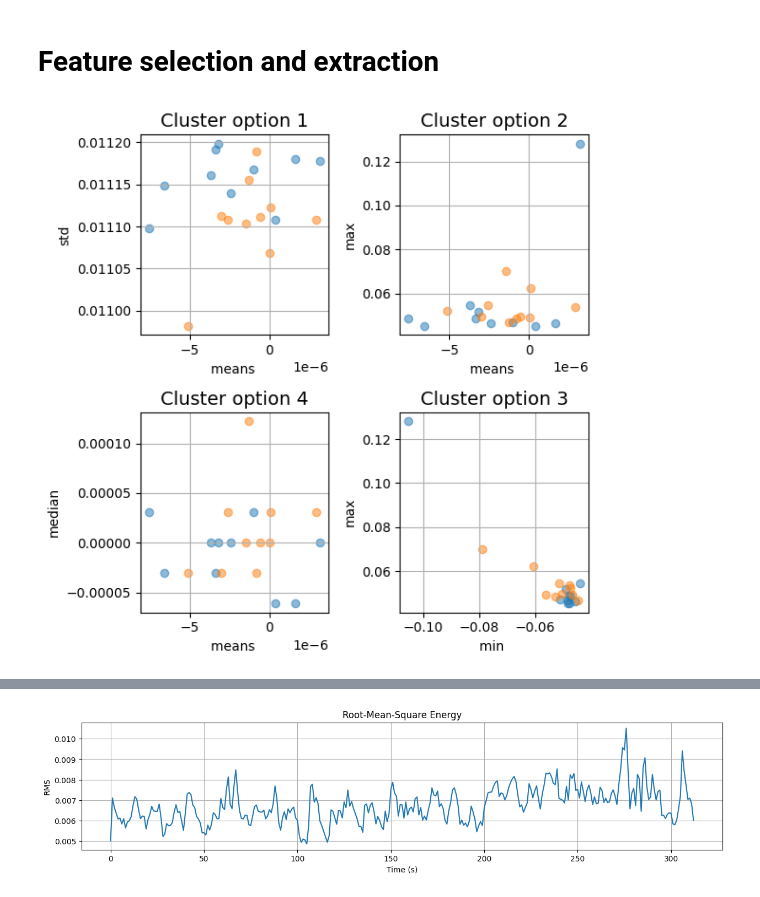
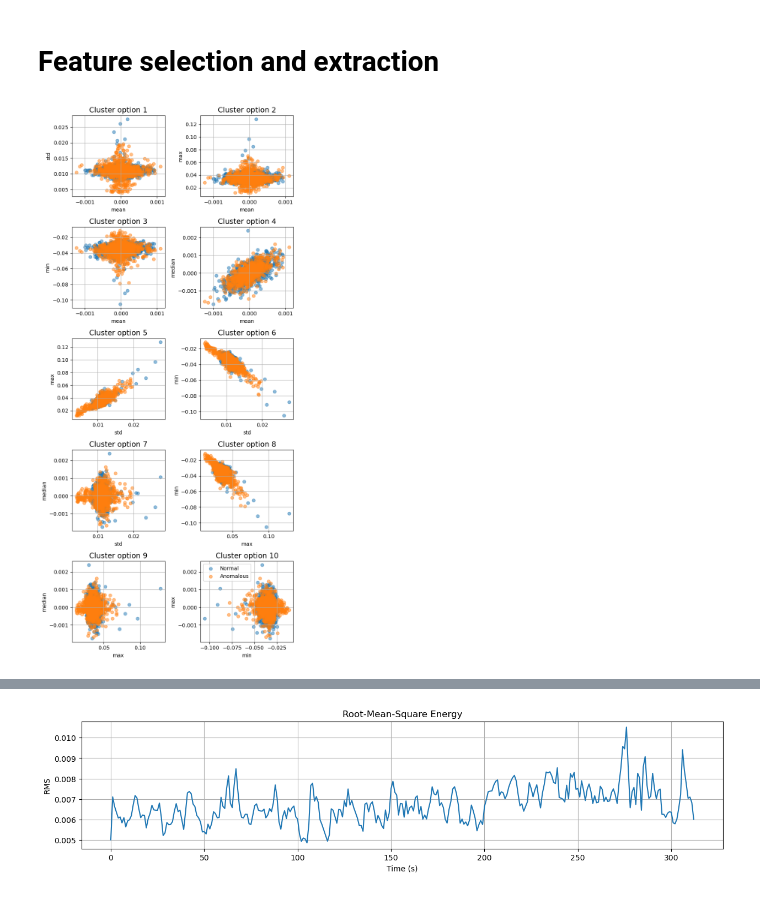
Before and after one commit to FlyingFish760/5ARIP10, a Jupyter notebook: Main_file.ipynb, the cells around one changed output, grey strips where cells are left out. Saved outputs shown, nothing was run; the diff lists cells and outputs as text; code cells hidden in the pictures.

Commit message:
try all scatterplots

```diff
--- a/Main_file.ipynb
+++ b/Main_file.ipynb
@@ -33,14 +33,14 @@ norm_data = []
 for i in os.listdir(dir_test):
     if 'anomaly' in i and 'section_00' in i and 'volt_1.0' in i:
         anom_files.append(i)
-        data, samplerate = librosa.load(dir_test + '\\' + i,sr=16000)
+        data, samplerate = librosa.load(dir_test + '/' + i,sr=16000)
         # samplerate, data = wavfile.read(dir_test + '\\' + i)
         anom_sr.append(samplerate)
         anom_data.append(data)
 
     if 'normal' in i and 'section_00' in i and 'volt_1.0' in i:
         norm_files.append(i)
-        data, samplerate = librosa.load(dir_test + '\\' + i,sr=16000)
+        data, samplerate = librosa.load(dir_test + '/' + i,sr=16000)
         # samplerate, data = wavfile.read(dir_test + '\\' + i)
         norm_sr.append(samplerate)
         norm_data.append(data)
@@ -123,44 +123,91 @@ plt.show()
 #Perform smoothing for all data
 anom_data_denoised = smoothen_fft(anom_data,anom_sr)
 norm_data_denoised = smoothen_fft(norm_data,norm_sr)
+# %%
+anom_data_denoised = anom_data
+norm_data_denoised = norm_data
 # %% [markdown]
 # Feature selection and extraction
 # %%
 # extract basic features
-anom_means, anom_stds, anom_maxs, anom_mins, anom_medians = extract_basics(anom_data_denoised)
-norm_means, norm_stds, norm_maxs, norm_mins, norm_medians = extract_basics(norm_data_denoised)
+anom_means, anom_stds, anom_maxs, anom_mins, anom_medians = extract_basics_split(anom_data_denoised)
+norm_means, norm_stds, norm_maxs, norm_mins, norm_medians = extract_basics_split(norm_data_denoised)
 # %%
-fig, ax = plt.subplots(2,2,figsize=(6,6), tight_layout=True)
+fig, ax = plt.subplots(5, 2,figsize=(7,15), tight_layout=True)
+
 ax[0,0].scatter(norm_means, norm_stds, alpha=0.5)
 ax[0,0].scatter(anom_means, anom_stds, alpha=0.5)
 ax[0,0].grid()
-ax[0,0].set_xlabel(r'means ', fontsize=10)
+ax[0,0].set_xlabel(r'mean', fontsize=10)
 ax[0,0].set_ylabel(r'std', fontsize=10)
 ax[0,0].set_title(r'Cluster option 1', fontsize=14)
 
 ax[0,1].scatter(norm_means, norm_maxs, alpha=0.5)
 ax[0,1].scatter(anom_means, anom_maxs, alpha=0.5)
 ax[0,1].grid()
-ax[0,1].set_xlabel(r'means ', fontsize=10)
+ax[0,1].set_xlabel(r'mean', fontsize=10)
 ax[0,1].set_ylabel(r'max', fontsize=10)
 ax[0,1].set_title(r'Cluster option 2', fontsize=14)
 
-ax[1,1].scatter(norm_mins, norm_maxs, alpha=0.5)
-ax[1,1].scatter(anom_mins, anom_maxs, alpha=0.5)
+ax[1,0].scatter(norm_means, norm_mins, alpha=0.5)
+ax[1,0].scatter(anom_means, anom_mins, alpha=0.5)
+ax[1,0].grid()
+ax[1,0].set_xlabel(r'mean', fontsize=10)
+ax[1,0].set_ylabel(r'min', fontsize=10)
+ax[1,0].set_title(r'Cluster option 3', fontsize=14)
+
+ax[1,1].scatter(norm_means, norm_medians, alpha=0.5)
+ax[1,1].scatter(anom_means, anom_medians, alpha=0.5)
 ax[1,1].grid()
-ax[1,1].set_xlabel(r'min ', fontsize=10)
-ax[1,1].set_ylabel(r'max', fontsize=10)
-ax[1,1].set_title(r'Cluster option 3', fontsize=14)
+ax[1,1].set_xlabel(r'mean', fontsize=10)
+ax[1,1].set_ylabel(r'median', fontsize=10)
+ax[1,1].set_title(r'Cluster option 4', fontsize=14)
 
-ax[1,0].scatter(norm_means, norm_medians, alpha=0.5)
-ax[1,0].scatter(anom_means, anom_medians, alpha=0.5)
-ax[1,0].grid()
-ax[1,0].set_xlabel(r'means ', fontsize=10)
-ax[1,0].set_ylabel(r'median', fontsize=10)
-ax[1,0].set_title(r'Cluster option 4', fontsize=14)
+ax[2,0].scatter(norm_stds, norm_maxs, alpha=0.5)
+ax[2,0].scatter(anom_stds, anom_maxs, alpha=0.5)
+ax[2,0].grid()
+ax[2,0].set_xlabel(r'std', fontsize=10)
+ax[2,0].set_ylabel(r'max', fontsize=10)
+ax[2,0].set_title(r'Cluster option 5', fontsize=14)
+
+ax[2,1].scatter(norm_stds, norm_mins, alpha=0.5)
+ax[2,1].scatter(anom_stds, anom_mins, alpha=0.5)
+ax[2,1].grid()
+ax[2,1].set_xlabel(r'std', fontsize=10)
+ax[2,1].set_ylabel(r'min', fontsize=10)
+ax[2,1].set_title(r'Cluster option 6', fontsize=14)
+
+ax[3,0].scatter(norm_stds, norm_medians, alpha=0.5)
+ax[3,0].scatter(anom_stds, anom_medians, alpha=0.5)
+ax[3,0].grid()
+ax[3,0].set_xlabel(r'std', fontsize=10)
+ax[3,0].set_ylabel(r'median', fontsize=10)
+ax[3,0].set_title(r'Cluster option 7', fontsize=14)
+
+ax[3,1].scatter(norm_maxs, norm_mins, alpha=0.5)
+ax[3,1].scatter(anom_maxs, anom_mins, alpha=0.5)
+ax[3,1].grid()
+ax[3,1].set_xlabel(r'max', fontsize=10)
+ax[3,1].set_ylabel(r'min', fontsize=10)
+ax[3,1].set_title(r'Cluster option 8', fontsize=14)
+
+ax[4,0].scatter(norm_maxs, norm_medians, alpha=0.5)
+ax[4,0].scatter(anom_maxs, anom_medians, alpha=0.5)
+ax[4,0].grid()
+ax[4,0].set_xlabel(r'max', fontsize=10)
+ax[4,0].set_ylabel(r'median', fontsize=10)
+ax[4,0].set_title(r'Cluster option 9', fontsize=14)
+
+ax[4,1].scatter(norm_mins, norm_medians, alpha=0.5)
+ax[4,1].scatter(anom_mins, anom_medians, alpha=0.5)
+ax[4,1].grid()
+ax[4,1].set_xlabel(r'min', fontsize=10)
+ax[4,1].set_ylabel(r'max', fontsize=10)
+ax[4,1].set_title(r'Cluster option 10', fontsize=14)
+plt.legend(['Normal','Anomalous'])
 plt.show()
 # %% [output]
-[figure, old version]
+[figure, new version]
 # %%
 # generate spectrogram
 anom_spec = spec(anom_data_denoised)
```
Also changed, not shown: parts of 3 cells of this notebook, 1 other file.
